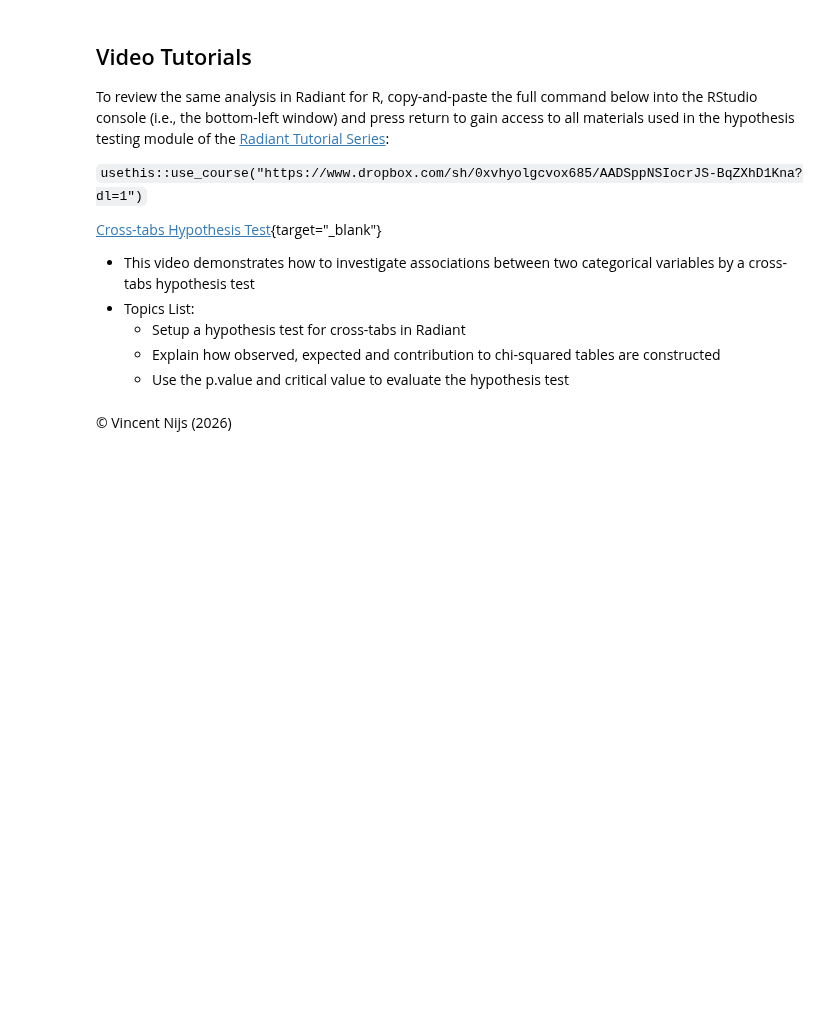
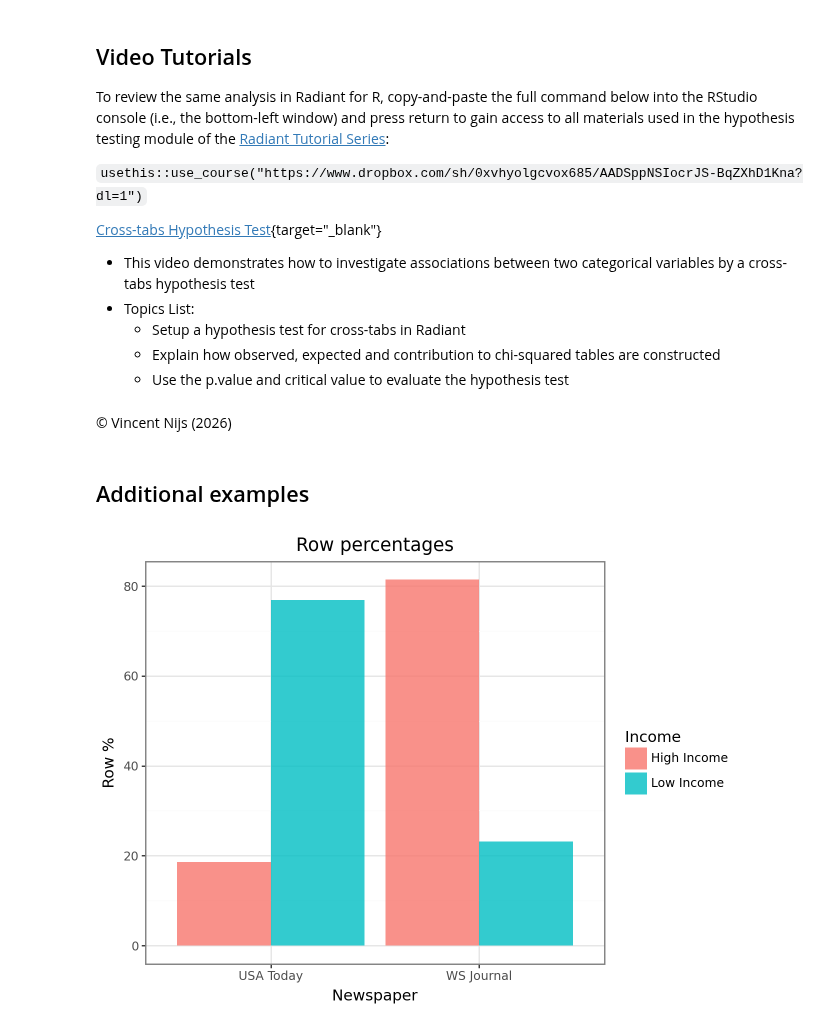
Before and after one commit to radiant-ai-hub/pyrsm, a Jupyter notebook: examples/basics/basics-cross-tabs.ipynb, the cells around one changed output. Drawn from its saved outputs; the diff is of its cells as text; code cells hidden in the pictures; blank space fills up the shorter version.

```diff
--- a/examples/basics/basics-cross-tabs.ipynb
+++ b/examples/basics/basics-cross-tabs.ipynb
@@ -171,3 +159,10 @@ To review the same analysis in Radiant for R, copy-and-paste the full command be
     - Use the p.value and critical value to evaluate the hypothesis test
 # %% [markdown]
 © Vincent Nijs (2026)
+# %% [markdown]
+## Additional examples
+# %%
+# Row-percentage plot
+ct.plot(plots="perc_row")
+# %% [output]
+[figure, added]
```
Also changed, not shown: parts of 1 cell of this notebook, 37 other files.
